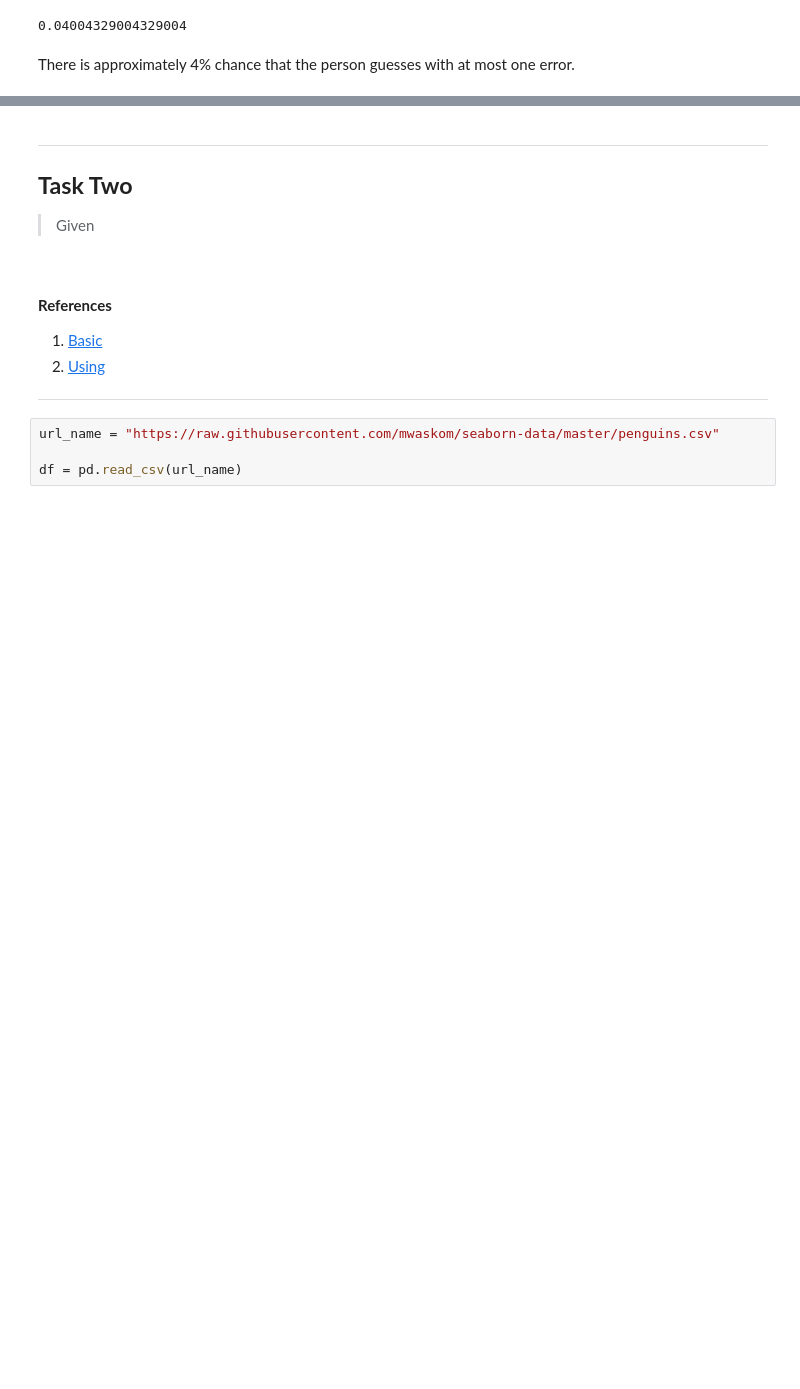
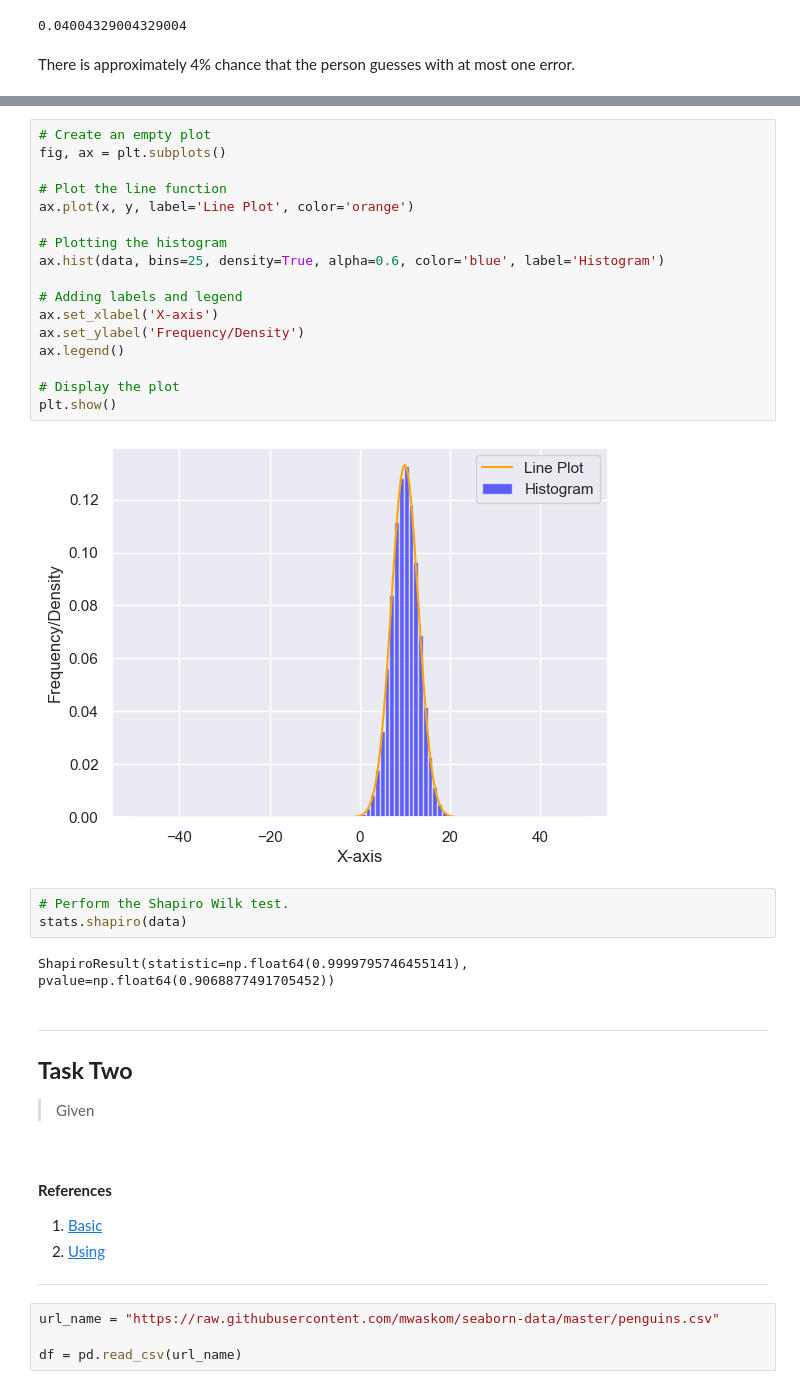
Before and after one commit to damienfarrell/applied-statistics, a Jupyter notebook: tasks.ipynb, the cells around one changed output, grey strips where cells are left out. Cells and saved outputs as stored; diff of their text form; blank space fills up the shorter version.

```diff
--- a/tasks.ipynb
+++ b/tasks.ipynb
@@ -80,3 +147,27 @@ There is approximately 4% chance that the person guesses with at most one error.
+# %%
+# Create an empty plot
+fig, ax = plt.subplots()
+
+# Plot the line function
+ax.plot(x, y, label='Line Plot', color='orange')
+
+# Plotting the histogram
+ax.hist(data, bins=25, density=True, alpha=0.6, color='blue', label='Histogram')
+
+# Adding labels and legend
+ax.set_xlabel('X-axis')
+ax.set_ylabel('Frequency/Density')
+ax.legend()
+
+# Display the plot
+plt.show()
+# %% [output]
+[figure, added]
+# %%
+# Perform the Shapiro Wilk test.
+stats.shapiro(data)
+# %% [output]
+ShapiroResult(statistic=np.float64(0.9999795746455141), pvalue=np.float64(0.9068877491705452))
 # %% [markdown]
 ---
 
```
Also changed, not shown: parts of 7 cells of this notebook.
